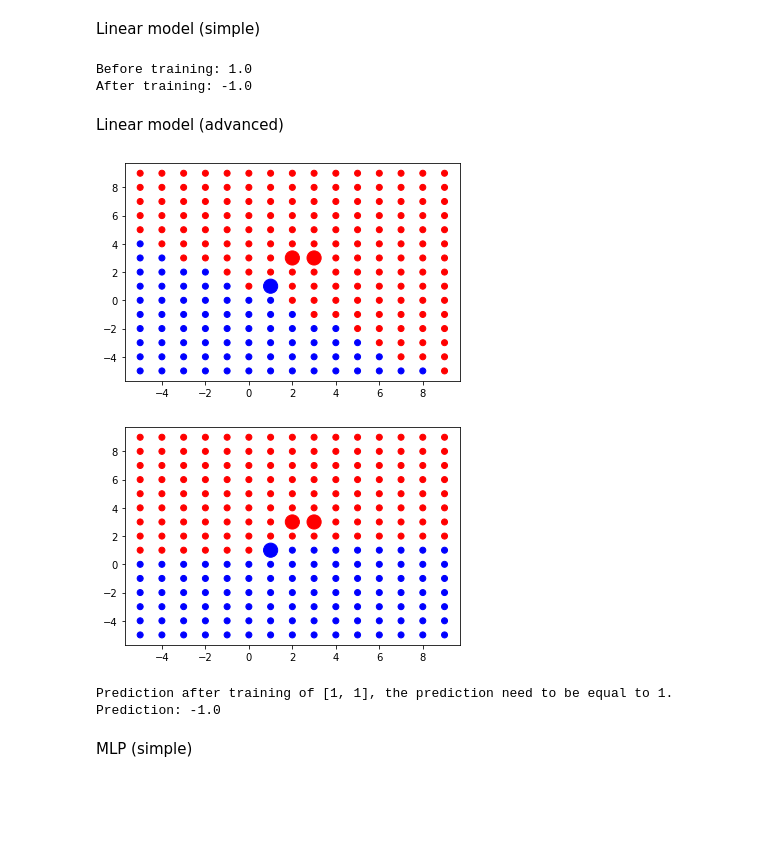
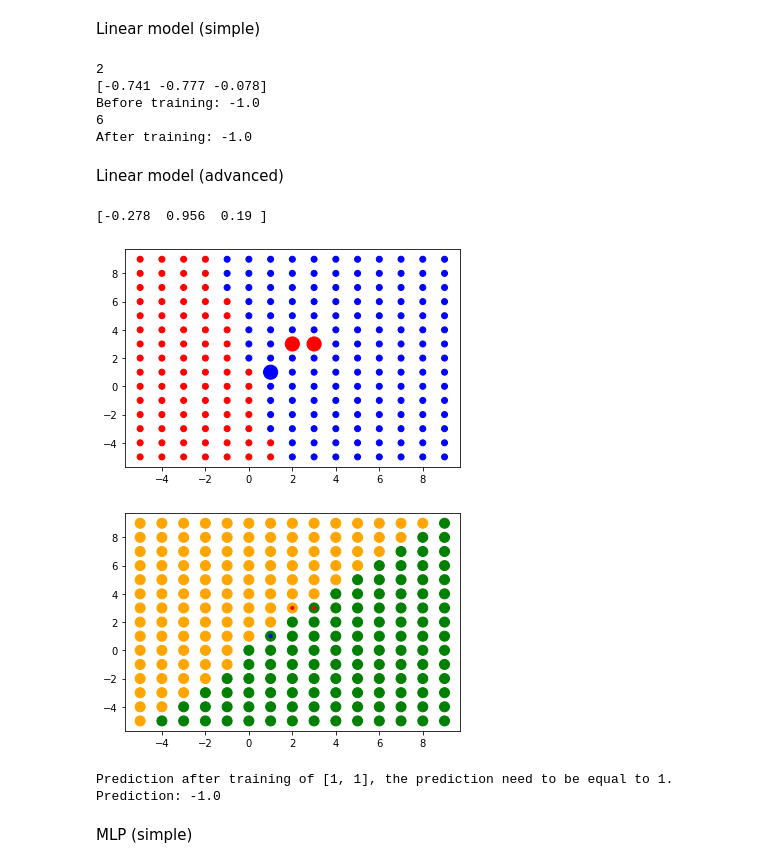
Before and after one commit to Levorilh/ml_python, a Jupyter notebook: Notebook___CAS_DE_TESTS.ipynb, the cells around one changed output. Drawn from its saved outputs; the diff is of its cells as text; code cells hidden in the pictures; blank space fills up the shorter version.

```diff
--- a/Notebook___CAS_DE_TESTS.ipynb
+++ b/Notebook___CAS_DE_TESTS.ipynb
@@ -27,64 +27,71 @@ Y = np.array([
 Linear model (simple)
 # %%
 input_dim = len(X[0])
+print(input_dim)
 
 p_model = create_linear_model(input_dim)
-test_before = predict_linear_model_classif(p_model, input_dim , [1, 1])
+test_before = predict_linear_model_classif(p_model, input_dim, [1, 1])
 
 print("Before training:", test_before)
 
 flattened_X = X.flatten()
+print(len(flattened_X))
 
-train_linear_model(p_model, input_dim, flattened_X, Y)
+train_linear_model(p_model, input_dim, flattened_X, Y, epochs=10000)
 
 
 test_after = predict_linear_model_classif(p_model, input_dim , [1, 1])
 
 print("After training:",test_after)
 # %% [output]
-Before training: 1.0
+2
+[-0.741 -0.777 -0.078]
+Before training: -1.0
+6
 After training: -1.0
 # %% [markdown]
 Linear model (advanced)
 # %%
 model = create_linear_model(input_dim)
 test_dataset = [[x1, x2] for x1 in range(-5, 10) for x2 in range(-5, 10)]
 colors = ["blue" if output >= 0 else "red" for output in Y]
 
 predicted_outputs = [predict_linear_model_classif(model, input_dim,  p)  for p in test_dataset]
 predicted_outputs_colors = ['blue' if label == 1 else 'red' for label in predicted_outputs]
 plt.scatter([p[0] for p in test_dataset], [p[1] for p in test_dataset], c=predicted_outputs_colors)
 plt.scatter([p[0] for p in X], [p[1] for p in X], c=colors, s=200)
 plt.show()
 
 flattened_dataset_inputs = []
 for p in X:
     flattened_dataset_inputs.append(p[0])
     flattened_dataset_inputs.append(p[1])
 
-train_linear_model(model, input_dim, flattened_dataset_inputs, Y)
+train_linear_model(model, input_dim, flattened_dataset_inputs, Y, epochs=10000)
+
 
 predicted_outputs = [predict_linear_model_classif(model,input_dim,  p)  for p in test_dataset]
-predicted_outputs_colors = ['blue' if label == 1 else 'red' for label in predicted_outputs]
-plt.scatter([p[0] for p in test_dataset], [p[1] for p in test_dataset], c=predicted_outputs_colors)
-plt.scatter([p[0] for p in X], [p[1] for p in X], c=colors, s=200)
+predicted_outputs_colors = ['green' if label == 1 else 'orange' for label in predicted_outputs]
+plt.scatter([p[0] for p in test_dataset], [p[1] for p in test_dataset], c=predicted_outputs_colors, s=100)
+plt.scatter([p[0] for p in X], [p[1] for p in X], c=colors, s=10)
 plt.show()
 
-test_after = predict_linear_model_classif(p_model , input_dim , [1, 1])
+test_after = predict_linear_model_classif(p_model, input_dim, [1, 1])
 
 print("Prediction after training of [1, 1], the prediction need to be equal to 1. \nPrediction:", test_after)
 
 flattened_dataset_inputs = []
 for p in X:
     flattened_dataset_inputs.append(p[0])
     flattened_dataset_inputs.append(p[1])
 
 destroy_linear_model(model)
 # %% [output]
+[-0.278  0.956  0.19 ]
-[figure, old version]
+[figure, new version]
-[figure, old version]
+[figure, new version]
-Prediction after training of [1, 1], the prediction need to be equal to 1.
-Prediction: -1.0
+Prediction after training of [1, 1], the prediction need to be equal to 1.
+Prediction: -1.0
 # %% [markdown]
 MLP (simple)
 # %%
```
Also changed, not shown: 1 other file.
